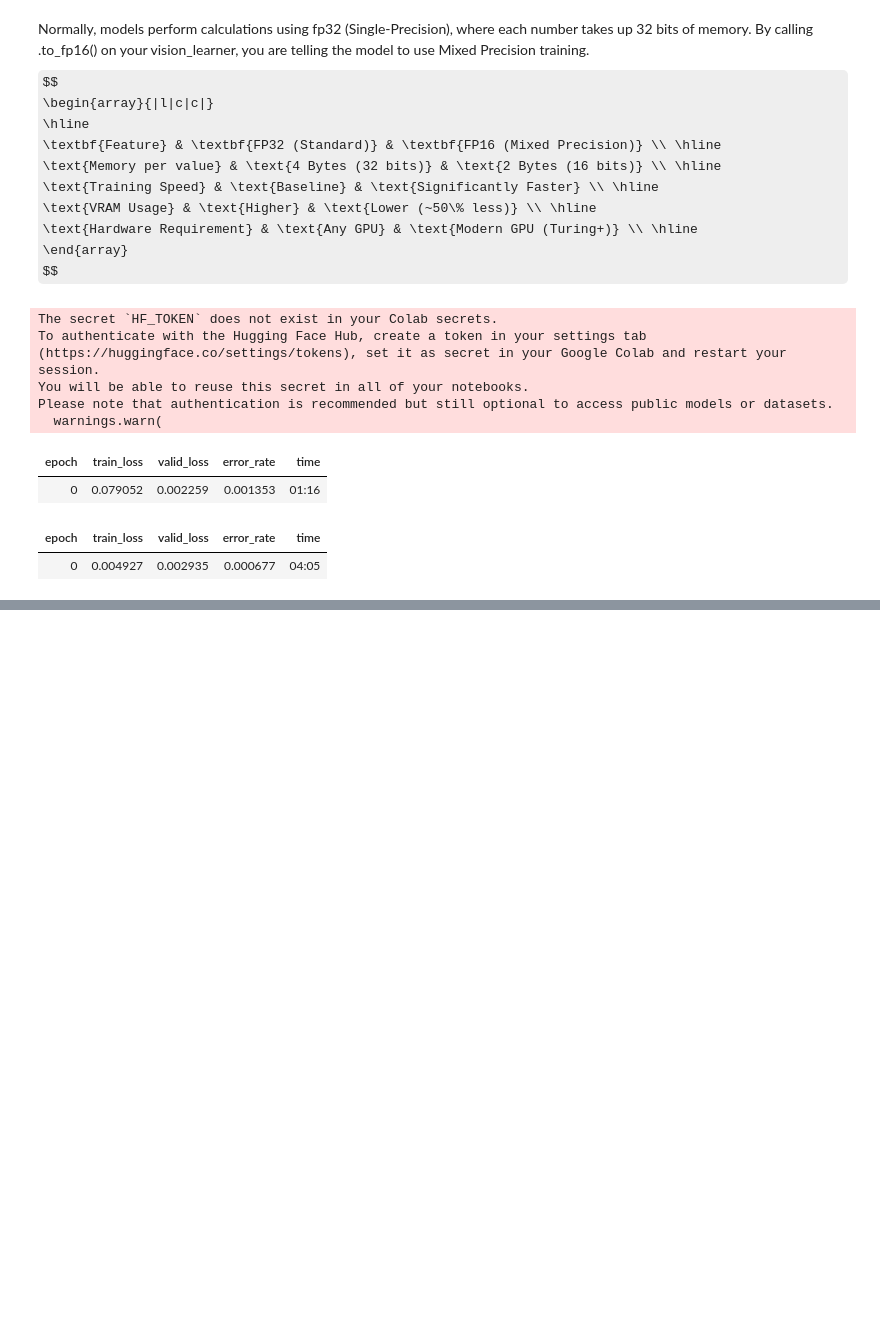
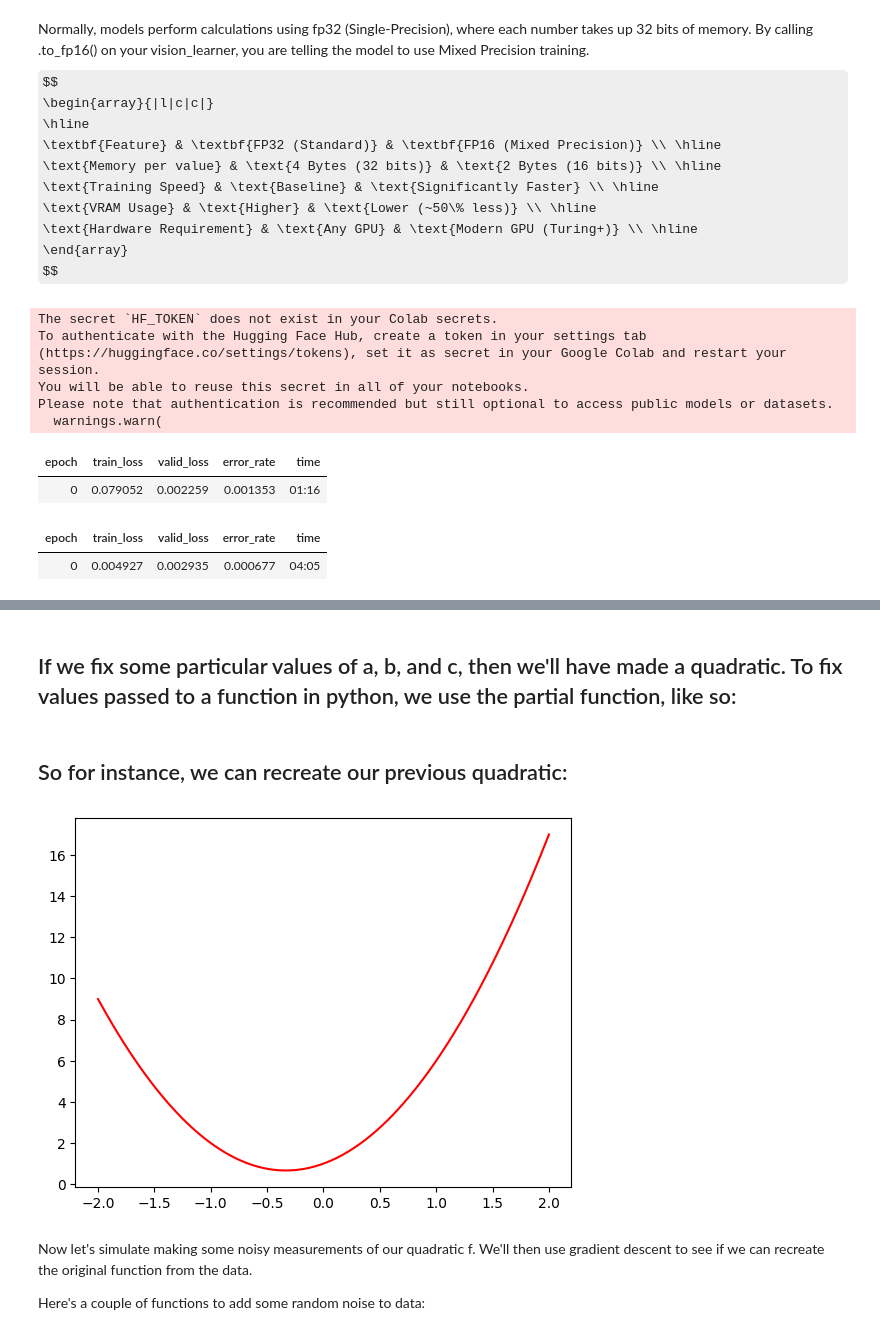
Before and after one commit to AwaisAli37405/Deep_Learning_with_fast_ai, a Jupyter notebook: Deep_Learning_fast_ai.ipynb, the cells around one changed output, grey strips where cells are left out. Saved outputs shown, nothing was run; the diff lists cells and outputs as text; code cells hidden in the pictures; some formulas as TeX source; blank space fills up the shorter version.

```diff
--- a/Deep_Learning_fast_ai.ipynb
+++ b/Deep_Learning_fast_ai.ipynb
@@ -127,0 +248,17 @@ Please note that authentication is recommended but still optional to access publ
+# %%
+def quad(a, b, c, x): return a*x**2 + b*x + c
+# %% [markdown]
+## If we fix some particular values of a, b, and c, then we'll have made a quadratic. To fix values passed to a function in python, we use the partial function, like so:
+# %%
+def mk_quad(a,b,c): return partial(quad, a,b,c)
+# %% [markdown]
+## So for instance, we can recreate our previous quadratic:
+# %%
+f2 = mk_quad(3,2,1)
+plotting(f2)
+# %% [output]
+[figure, added]
+# %% [markdown]
+Now let's simulate making some noisy measurements of our quadratic f. We'll then use gradient descent to see if we can recreate the original function from the data.
+
+Here's a couple of functions to add some random noise to data:
```
Also changed, not shown: parts of 23 cells of this notebook.
